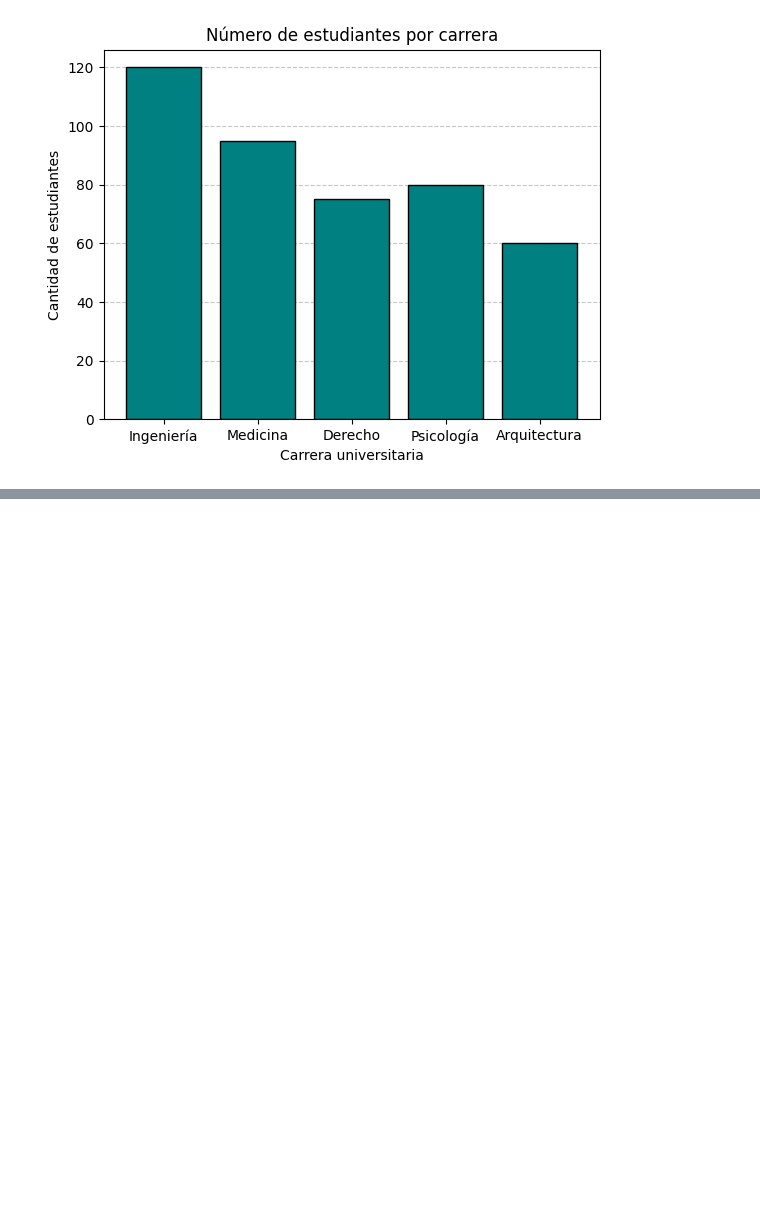
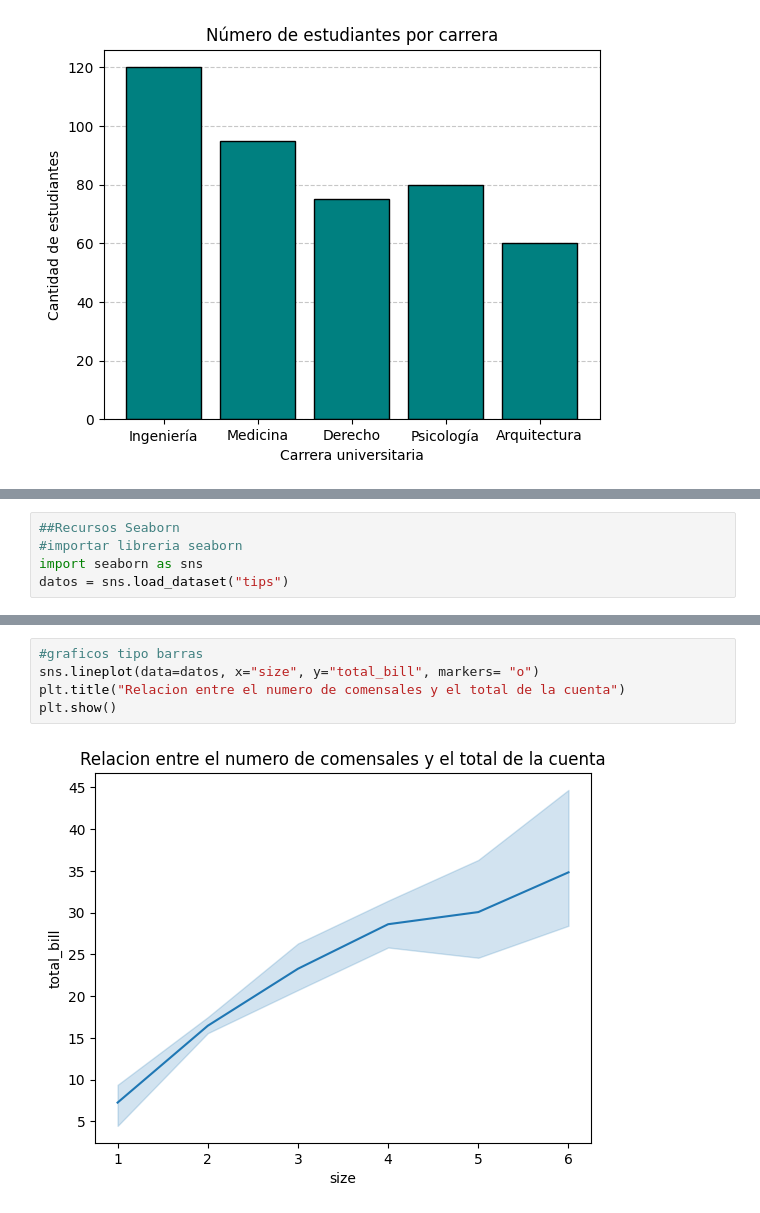
Before and after one commit to juandiegoescobar05-arch/Curso-an-lisis-de-datos-, a Jupyter notebook: Clase_analisis_de_datos.ipynb, the cells around one changed output, grey strips where cells are left out. Drawn from its saved outputs; the diff is of its cells as text; blank space fills up the shorter version.

```diff
--- a/Clase_analisis_de_datos.ipynb
+++ b/Clase_analisis_de_datos.ipynb
@@ -1634,0 +1729,5 @@ plt.show()
+# %%
+##Recursos Seaborn
+#importar libreria seaborn
+import seaborn as sns
+datos = sns.load_dataset("tips")
@@ -1634,0 +1760,7 @@ plt.show()
+# %%
+#graficos tipo barras
+sns.lineplot(data=datos, x="size", y="total_bill", markers= "o")
+plt.title("Relacion entre el numero de comensales y el total de la cuenta")
+plt.show()
+# %% [output]
+[figure, added]
```
Also changed, not shown: parts of 38 cells of this notebook.
